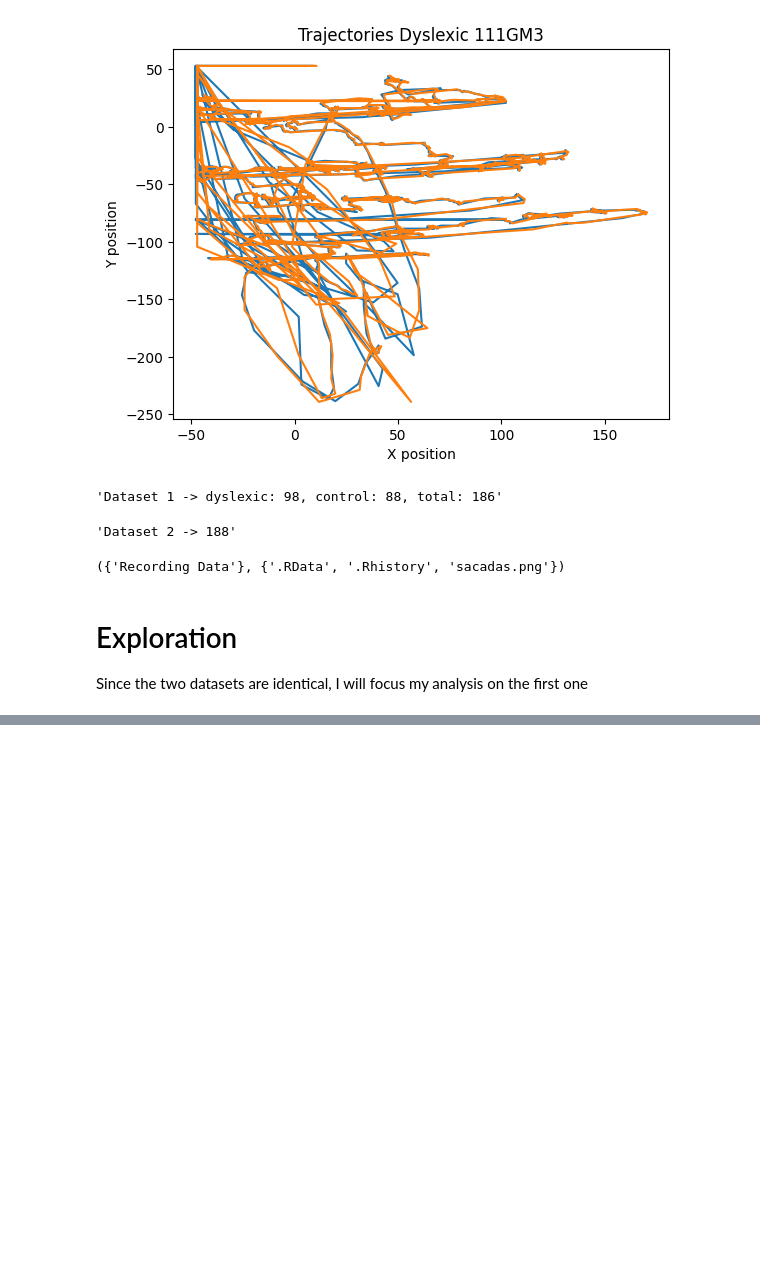
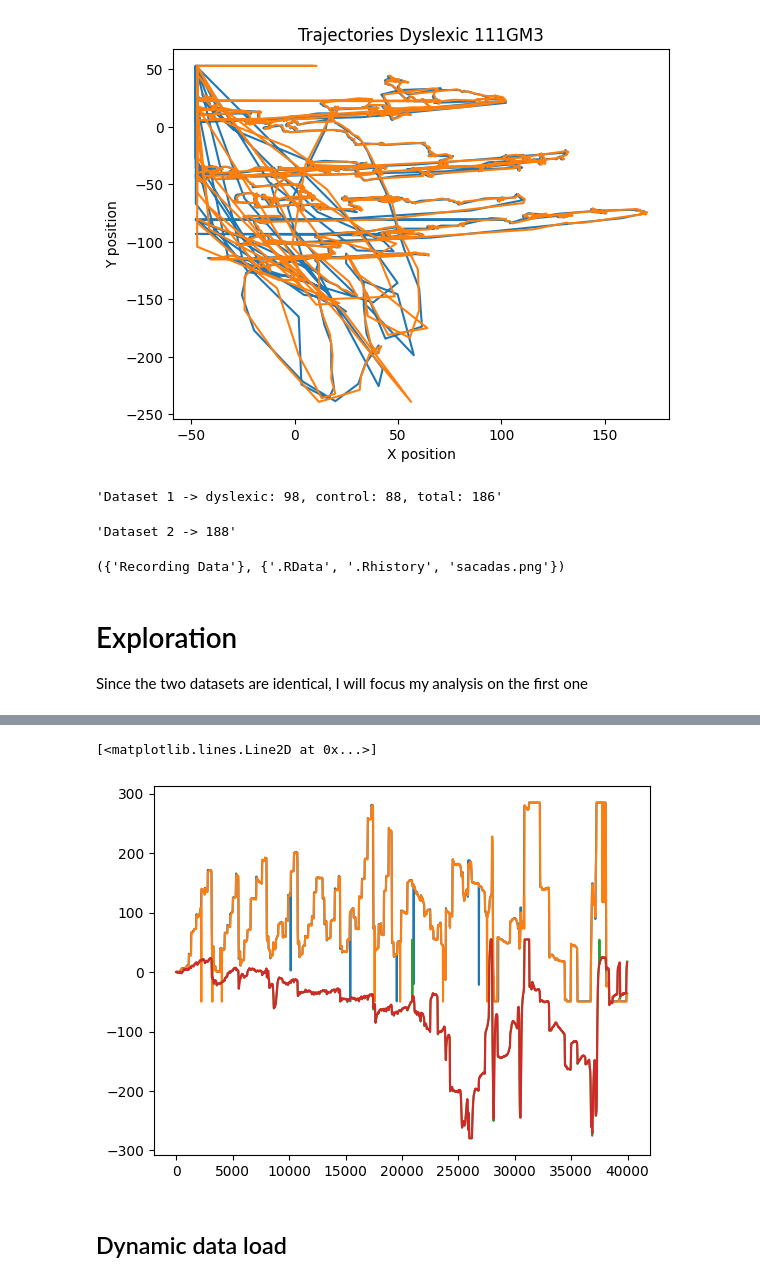
Before and after one commit to Maelle05/DyslexIA, a Jupyter notebook: data-exploration/Dataset-bis.ipynb, the cells around one changed output, grey strips where cells are left out. Saved outputs shown, nothing was run; the diff lists cells and outputs as text; code cells hidden in the pictures; blank space fills up the shorter version.

```diff
--- a/data-exploration/Dataset-bis.ipynb
+++ b/data-exploration/Dataset-bis.ipynb
@@ -111,0 +133,10 @@ path_dataset = '../data/2emeDataset'
+# %%
+plt.plot(df_112JU3["T"], df_112JU3["RX"], label="")
+plt.plot(df_112JU3["T"], df_112JU3["LX"], label="")
+plt.plot(df_112JU3["T"], df_112JU3["RY"], label="")
+plt.plot(df_112JU3["T"], df_112JU3["LY"], label="")
+# %% [output]
+[<matplotlib.lines.Line2D at 0x...>]
+[figure, added]
+# %% [markdown]
+## Dynamic data load
```
Also changed, not shown: parts of 10 cells of this notebook.
